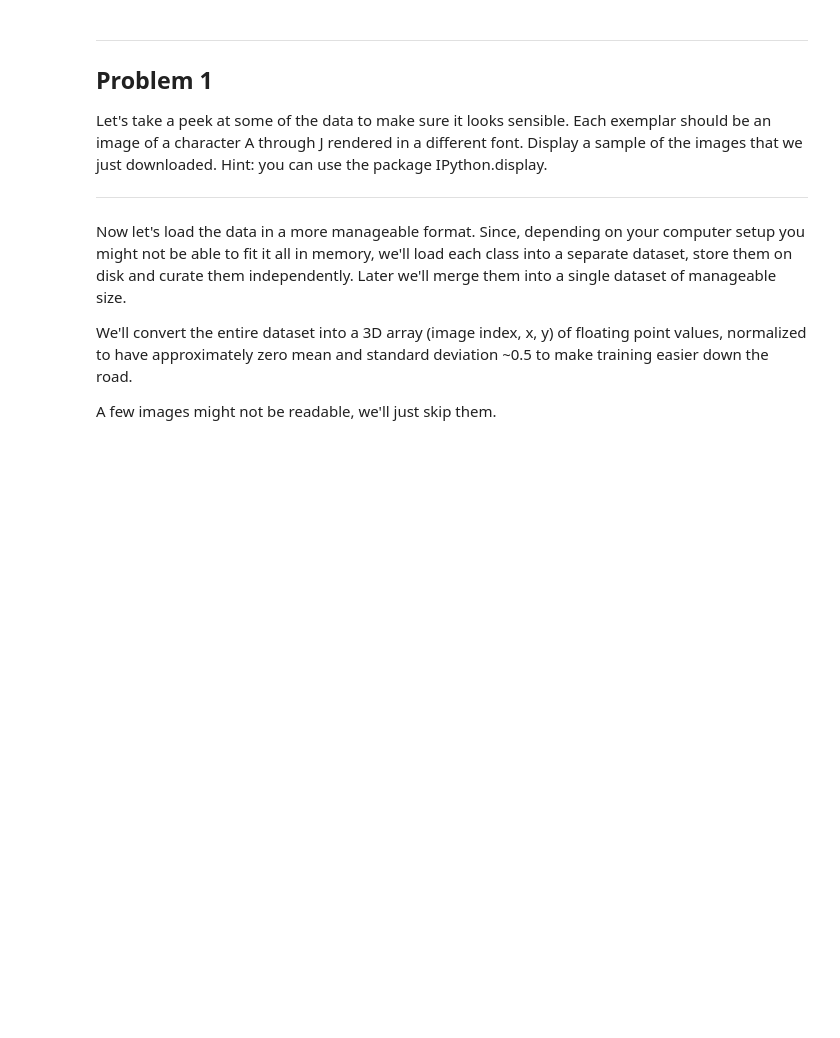
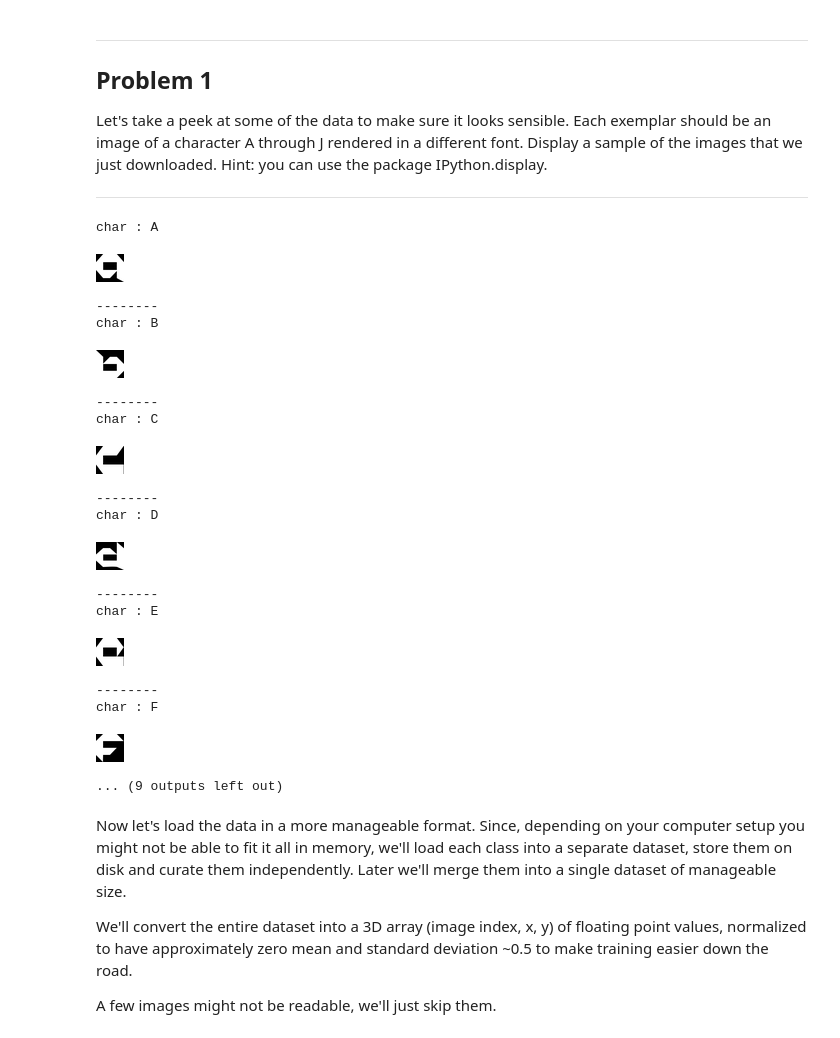
Before and after one commit to AliAbdelaal/Deep_Learning_Udacity, a Jupyter notebook: 1_notmnist.ipynb, the cells around one changed output. Drawn from its saved outputs; the diff is of its cells as text; code cells hidden in the pictures; blank space fills up the shorter version.

```diff
--- a/1_notmnist.ipynb
+++ b/1_notmnist.ipynb
@@ -110,6 +112,35 @@ Problem 1
 Let's take a peek at some of the data to make sure it looks sensible. Each exemplar should be an image of a character A through J rendered in a different font. Display a sample of the images that we just downloaded. Hint: you can use the package IPython.display.
 
 ---
+# %%
+home_dir = 'notMNIST_large/'
+for dir in os.listdir('notMNIST_large/'):
+    if 'pickle' in dir:
+        continue
+    print('char :',dir)
+    new_dir = home_dir+dir+'/'
+    new_dir += os.listdir(new_dir)[0]
+    display(Image(filename=new_dir))
+    print('--------')
+# %% [output]
+char : A
+[figure, added]
+--------
+char : B
+[figure, added]
+--------
+char : C
+[figure, added]
+--------
+char : D
+[figure, added]
+--------
+char : E
+[figure, added]
+--------
+char : F
+[figure, added]
+... (9 outputs left out)
 # %% [markdown]
 Now let's load the data in a more manageable format. Since, depending on your computer setup you might not be able to fit it all in memory, we'll load each class into a separate dataset, store them on disk and curate them independently. Later we'll merge them into a single dataset of manageable size.
 
```
Also changed, not shown: parts of 14 cells of this notebook, 1 other file.
